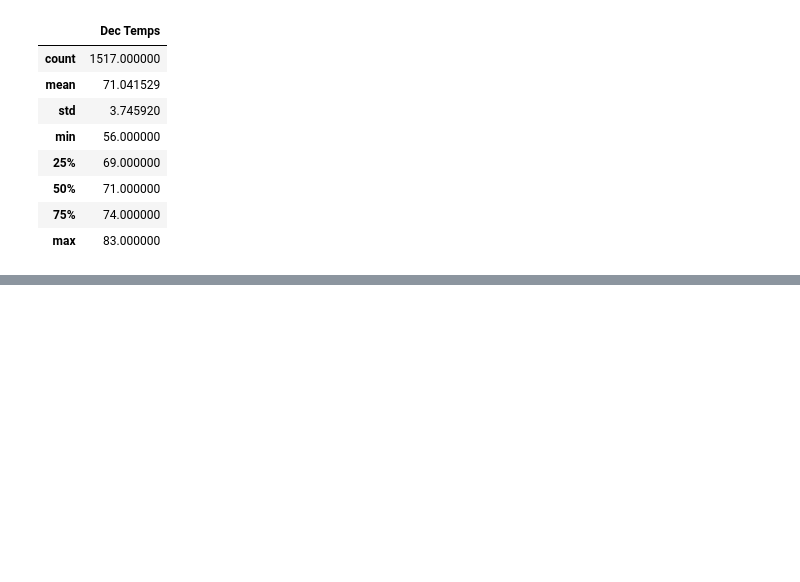
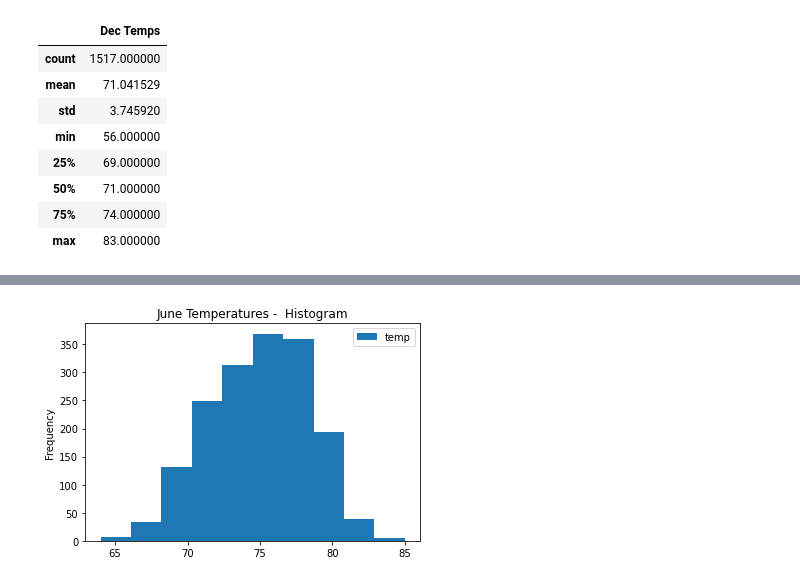
Before and after one commit to asyed9394/UofTSCS_DA_BC_2020_21_surfs_up, a Jupyter notebook: SurfsUp_Challenge.ipynb, the cells around one changed output, grey strips where cells are left out. Cells and saved outputs as stored; diff of their text form; code cells hidden in the pictures; blank space fills up the shorter version.

```diff
--- a/SurfsUp_Challenge.ipynb
+++ b/SurfsUp_Challenge.ipynb
@@ -160,0 +160,6 @@ dec_temp_df.describe()
+# %%
+ax=june_temp_df.plot.hist()
+ax.set_title('June Temperatures -  Histogram')
+ax.figure.savefig("Images/Jun_Temp_histogram.png")
+# %% [output]
+[figure, added]
```
Also changed, not shown: parts of 4 cells of this notebook, 3 other files.
